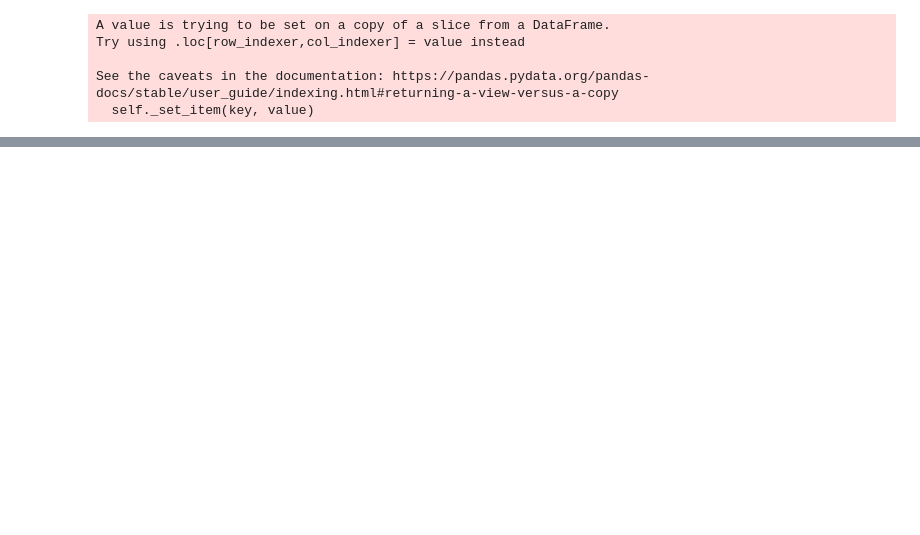
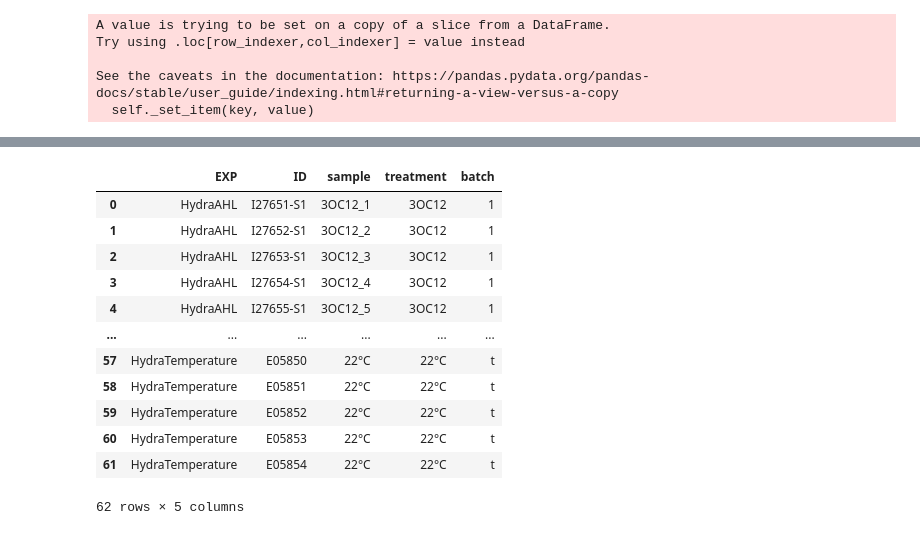
Before and after one commit to Kanomble/hydra_clustering, a Jupyter notebook: scripts/differential_expression_across_experiments.ipynb, the cells around one changed output, grey strips where cells are left out. Saved outputs shown, nothing was run; the diff lists cells and outputs as text; code cells hidden in the pictures; blank space fills up the shorter version.

```diff
--- a/scripts/differential_expression_across_experiments.ipynb
+++ b/scripts/differential_expression_across_experiments.ipynb
@@ -111,0 +180,16 @@ plt.savefig("../results/figures/genes_tpm_heatmaps/wnt_tpm_heatmap.jpg")
+# %%
+sample_description
+# %% [output]
+|  | EXP | ID | sample | treatment | batch |
+| 0 | HydraAHL | I27651-S1 | 3OC12_1 | 3OC12 | 1 |
+| 1 | HydraAHL | I27652-S1 | 3OC12_2 | 3OC12 | 1 |
+| 2 | HydraAHL | I27653-S1 | 3OC12_3 | 3OC12 | 1 |
+| 3 | HydraAHL | I27654-S1 | 3OC12_4 | 3OC12 | 1 |
+| 4 | HydraAHL | I27655-S1 | 3OC12_5 | 3OC12 | 1 |
+| ... | ... | ... | ... | ... | ... |
+| 57 | HydraTemperature | E05850 | 22°C | 22°C | t |
+| 58 | HydraTemperature | E05851 | 22°C | 22°C | t |
+| 59 | HydraTemperature | E05852 | 22°C | 22°C | t |
+| 60 | HydraTemperature | E05853 | 22°C | 22°C | t |
+| 61 | HydraTemperature | E05854 | 22°C | 22°C | t |
+62 rows × 5 columns
```
Also changed, not shown: parts of 22 cells of this notebook.
